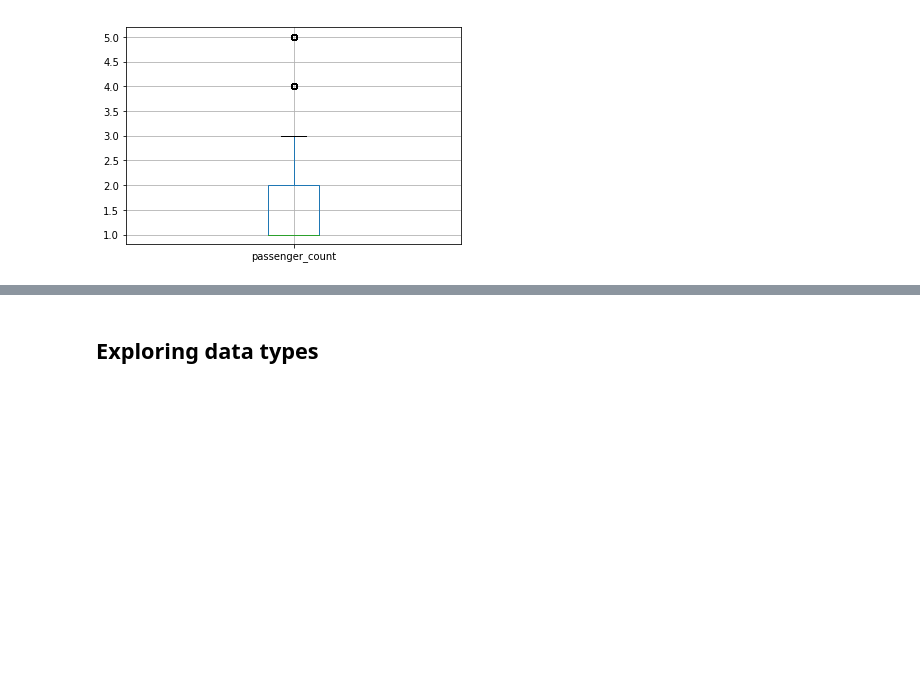
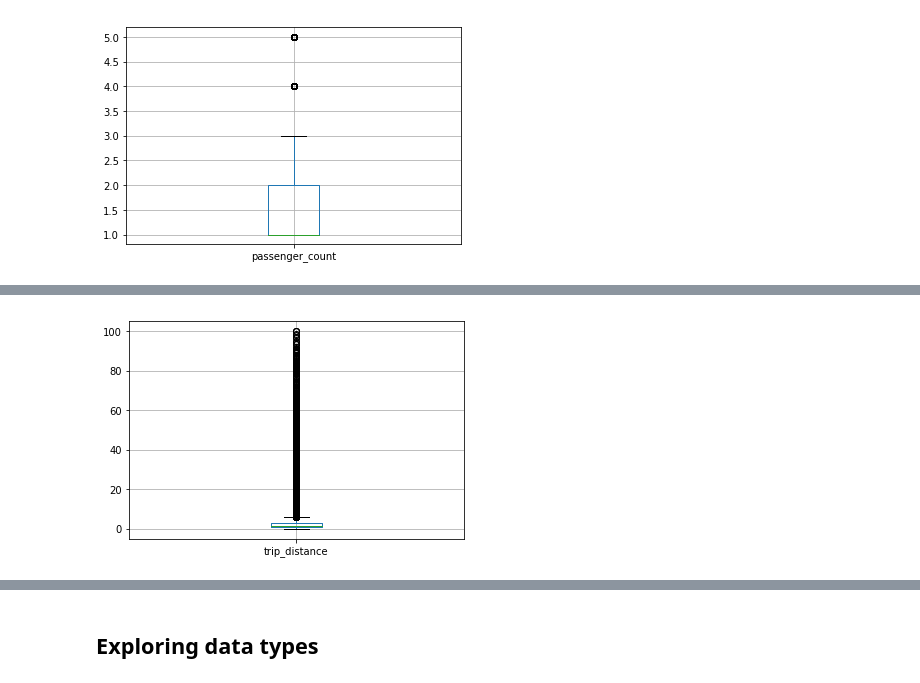
Before and after one commit to MIE368-Team-8/Data-Cleaning, a Jupyter notebook: TaxiDataCleaning.ipynb, the cells around one changed output, grey strips where cells are left out. Cells and saved outputs as stored; diff of their text form; code cells hidden in the pictures; blank space fills up the shorter version.

```diff
--- a/TaxiDataCleaning.ipynb
+++ b/TaxiDataCleaning.ipynb
@@ -141,0 +175,4 @@ outliers_col(taxi14)
+# %%
+taxi14.boxplot(column='trip_distance');
+# %% [output]
+[figure, added]
```
Also changed, not shown: parts of 14 cells of this notebook.
